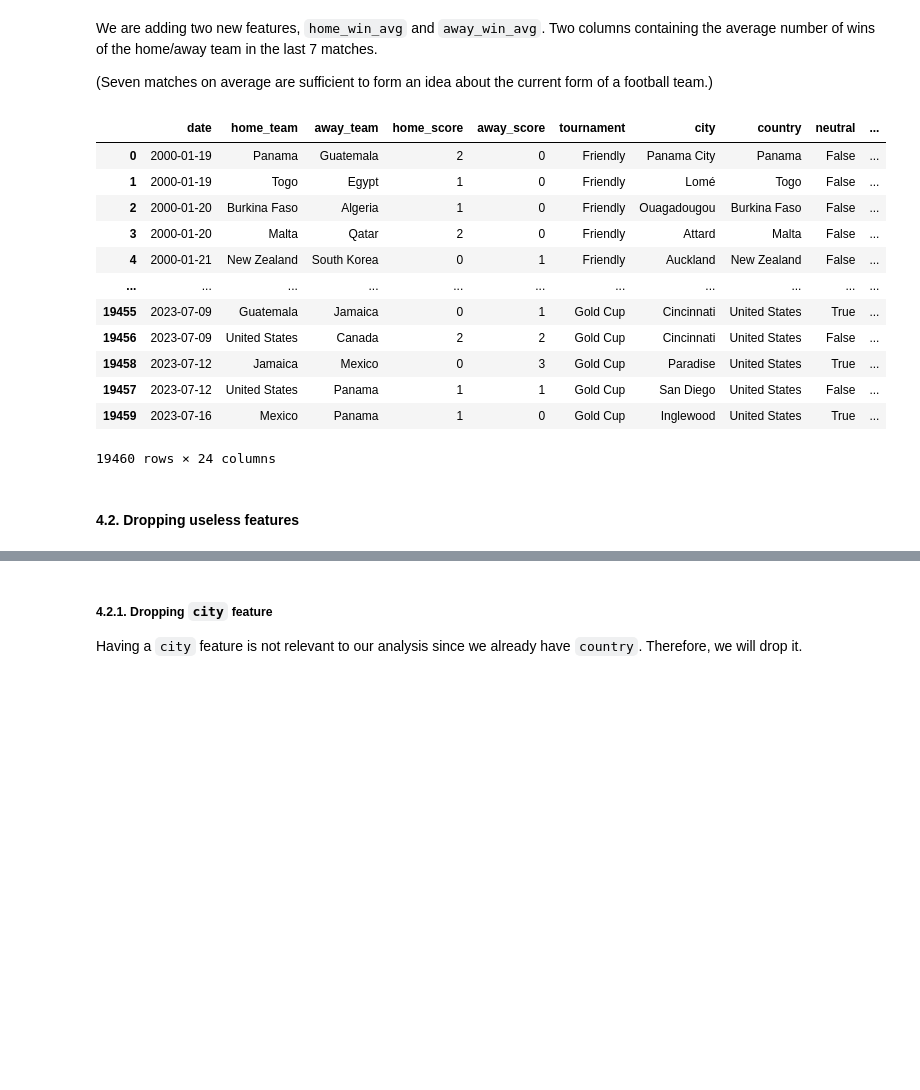
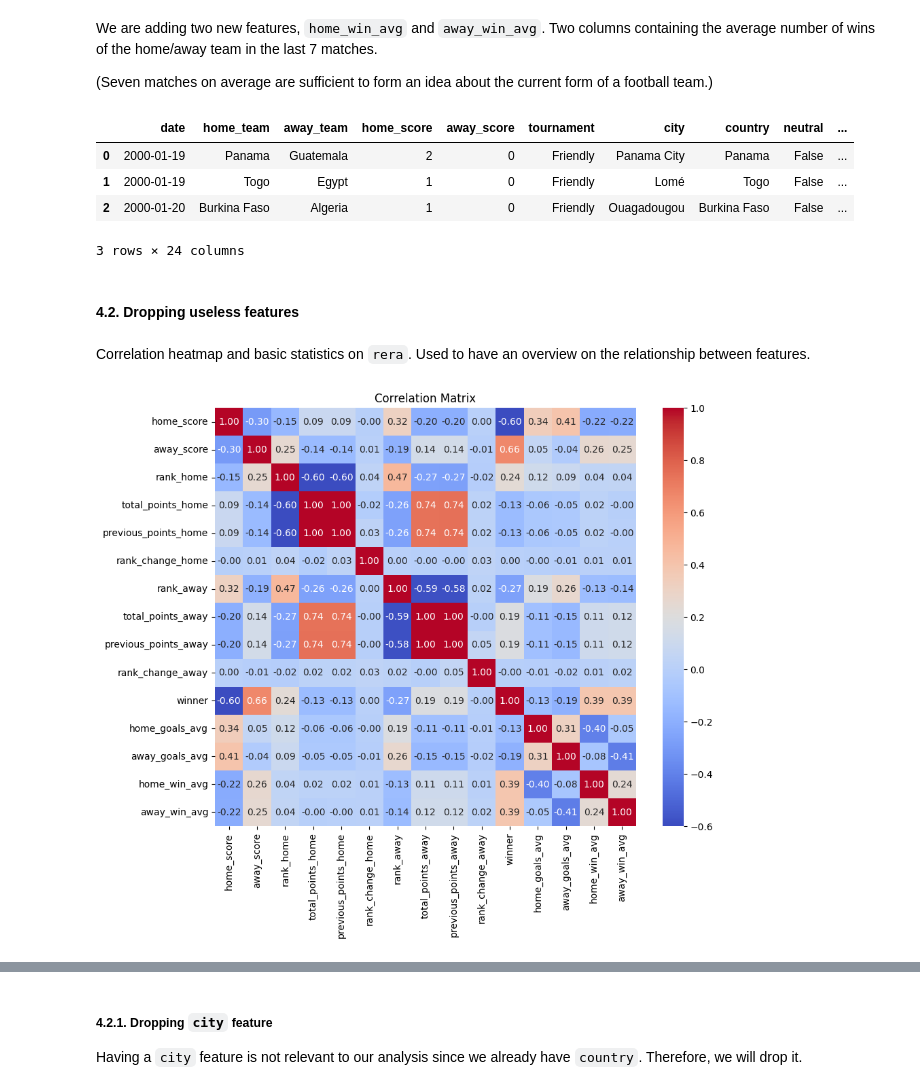
Before and after one commit to H4znow/Football_match_results_predictor, a Jupyter notebook: pre/preprocess_dataset.ipynb, the cells around one changed output, grey strips where cells are left out. Cells and saved outputs as stored; diff of their text form; code cells hidden in the pictures; blank space fills up the shorter version.

```diff
--- a/pre/preprocess_dataset.ipynb
+++ b/pre/preprocess_dataset.ipynb
@@ -405,20 +478,31 @@ def compute_avg_country_win(line, country):
 rera['home_win_avg'] = rera.apply(lambda line : compute_avg_country_win(line, line['home_team']), axis=1)
 rera['away_win_avg'] = rera.apply(lambda line : compute_avg_country_win(line, line['away_team']), axis=1)
 # %%
-rera
+rera.head(3)
 # %% [output]
 |  | date | home_team | away_team | home_score | away_score | tournament | city | country | neutral | ... |
 | 0 | 2000-01-19 | Panama | Guatemala | 2 | 0 | Friendly | Panama City | Panama | False | ... |
 | 1 | 2000-01-19 | Togo | Egypt | 1 | 0 | Friendly | Lomé | Togo | False | ... |
 | 2 | 2000-01-20 | Burkina Faso | Algeria | 1 | 0 | Friendly | Ouagadougou | Burkina Faso | False | ... |
-| 3 | 2000-01-20 | Malta | Qatar | 2 | 0 | Friendly | Attard | Malta | False | ... |
-| 4 | 2000-01-21 | New Zealand | South Korea | 0 | 1 | Friendly | Auckland | New Zealand | False | ... |
-| ... | ... | ... | ... | ... | ... | ... | ... | ... | ... | ... |
-| 19455 | 2023-07-09 | Guatemala | Jamaica | 0 | 1 | Gold Cup | Cincinnati | United States | True | ... |
-| 19456 | 2023-07-09 | United States | Canada | 2 | 2 | Gold Cup | Cincinnati | United States | False | ... |
-| 19458 | 2023-07-12 | Jamaica | Mexico | 0 | 3 | Gold Cup | Paradise | United States | True | ... |
-| 19457 | 2023-07-12 | United States | Panama | 1 | 1 | Gold Cup | San Diego | United States | False | ... |
-| 19459 | 2023-07-16 | Mexico | Panama | 1 | 0 | Gold Cup | Inglewood | United States | True | ... |
-19460 rows × 24 columns
+3 rows × 24 columns
 # %% [markdown]
 #### 4.2. Dropping useless features
+# %% [markdown]
+Correlation heatmap and basic statistics on `rera`. Used to have an overview on the relationship between features.
+# %%
+# Select only numeric columns
+numeric_columns = rera.select_dtypes(include=['float64', 'int64'])
+
+# Compute the correlation matrix
+correlation_matrix = numeric_columns.corr()
+
+# Create a heatmap with the correlation matrix
+sns.heatmap(correlation_matrix, annot=True, cmap='coolwarm', fmt=".2f")
+
+# Set plot title
+plt.title('Correlation Matrix')
+
+# Show the plot
+plt.show()
+# %% [output]
+[figure, added]
```
Also changed, not shown: parts of 20 cells of this notebook, 1 other file.
